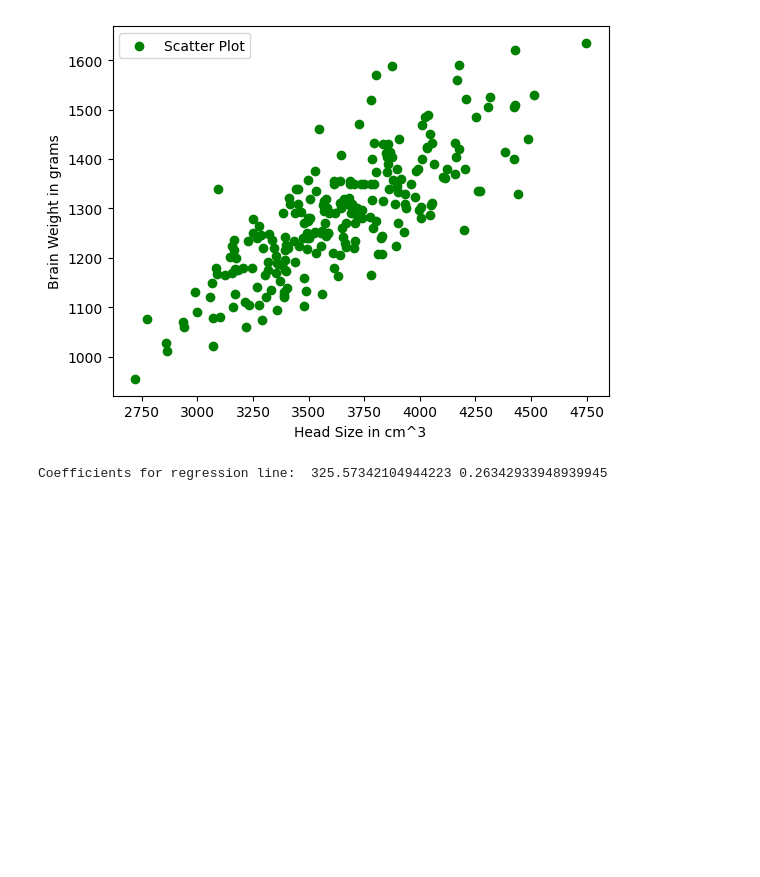
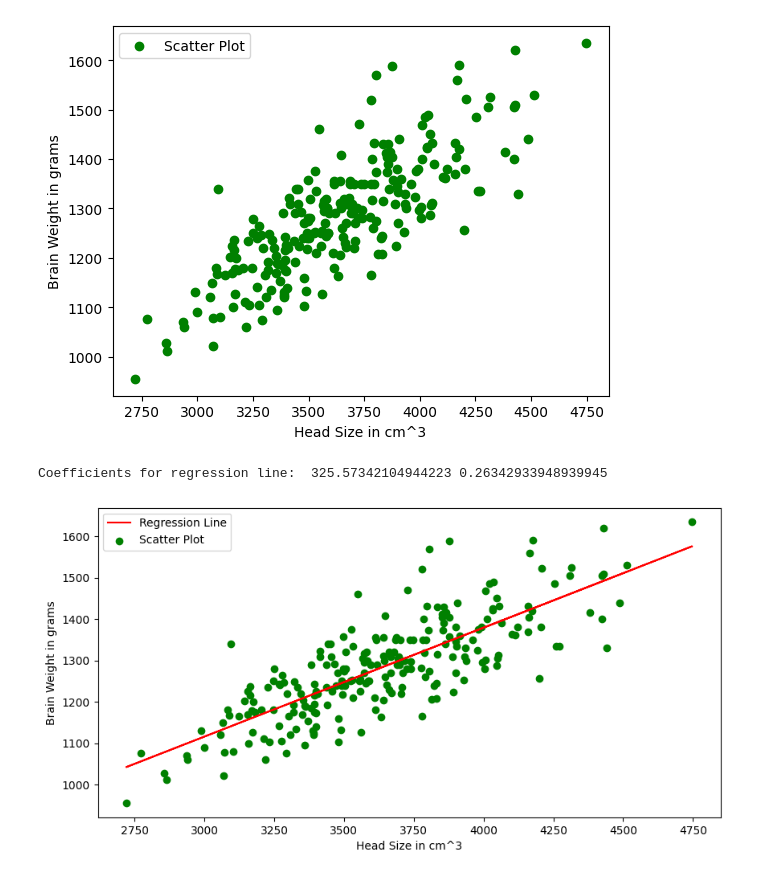
Before and after one commit to ErickXavier-dev/MCA, a Jupyter notebook: Sem 2/ML/linearRegression.ipynb, the cells around one changed output. Saved outputs shown, nothing was run; the diff lists cells and outputs as text; code cells hidden in the pictures; blank space fills up the shorter version.

```diff
--- a/Sem 2/ML/linearRegression.ipynb
+++ b/Sem 2/ML/linearRegression.ipynb
@@ -53,3 +53,18 @@ b0 = mean_y - (b1 * mean_x)
 print("Coefficients for regression line: ", b0, b1)
 # %% [output]
 Coefficients for regression line:  325.57342104944223 0.26342933948939945
+# %%
+%matplotlib inline
+plt.rcParams['figure.figsize'] = (10.0, 5.0)
+
+y = b0 + b1 * X
+
+plt.plot(X, y, color = 'red', label = 'Regression Line')
+plt.scatter(X, Y, c = 'green', label = 'Scatter Plot')
+
+plt.xlabel('Head Size in cm^3')
+plt.ylabel('Brain Weight in grams')
+plt.legend()
+plt.show()
+# %% [output]
+[figure, added]
```
Also changed, not shown: 2 other files.
